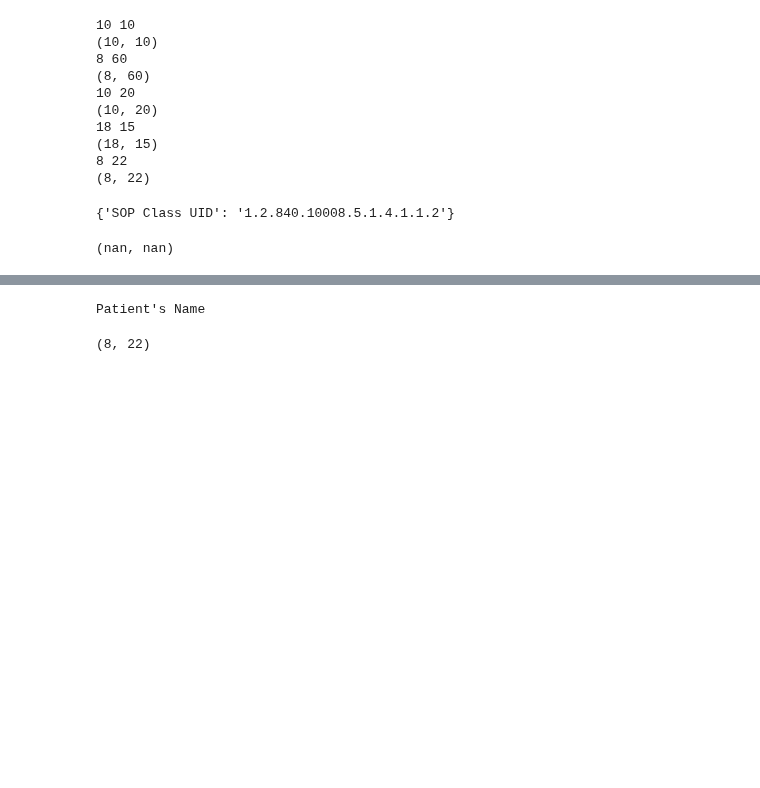
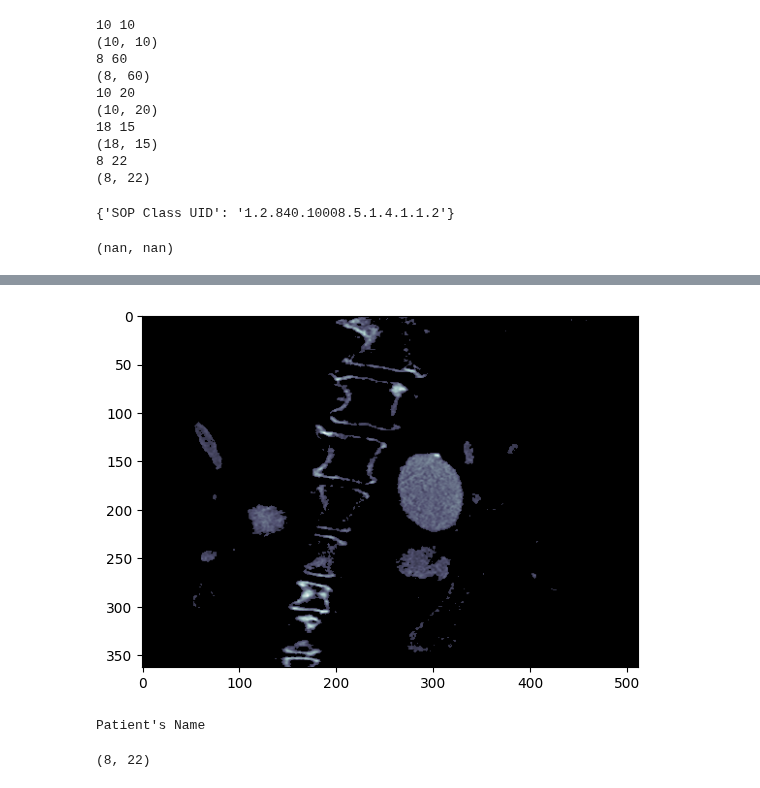
Before and after one commit to VISEF-ISEF-team/VasculAR, a Jupyter notebook: GUIApp/test.ipynb, the cells around one changed output, grey strips where cells are left out. Saved outputs shown, nothing was run; the diff lists cells and outputs as text; code cells hidden in the pictures; blank space fills up the shorter version.

```diff
--- a/GUIApp/test.ipynb
+++ b/GUIApp/test.ipynb
@@ -57,0 +64,12 @@ plt.show()
+# %%
+# Set a threshold value for bone
+threshold = 300
+
+# Apply thresholding to the image
+image = np.where(image > threshold, image, 0)
+
+# Plot the image with cmap=plt.cm.bone
+plt.imshow(image, cmap=plt.cm.bone)
+plt.show()
+# %% [output]
+[figure, added]
```
Also changed, not shown: parts of 4 cells of this notebook, 2 other files.
